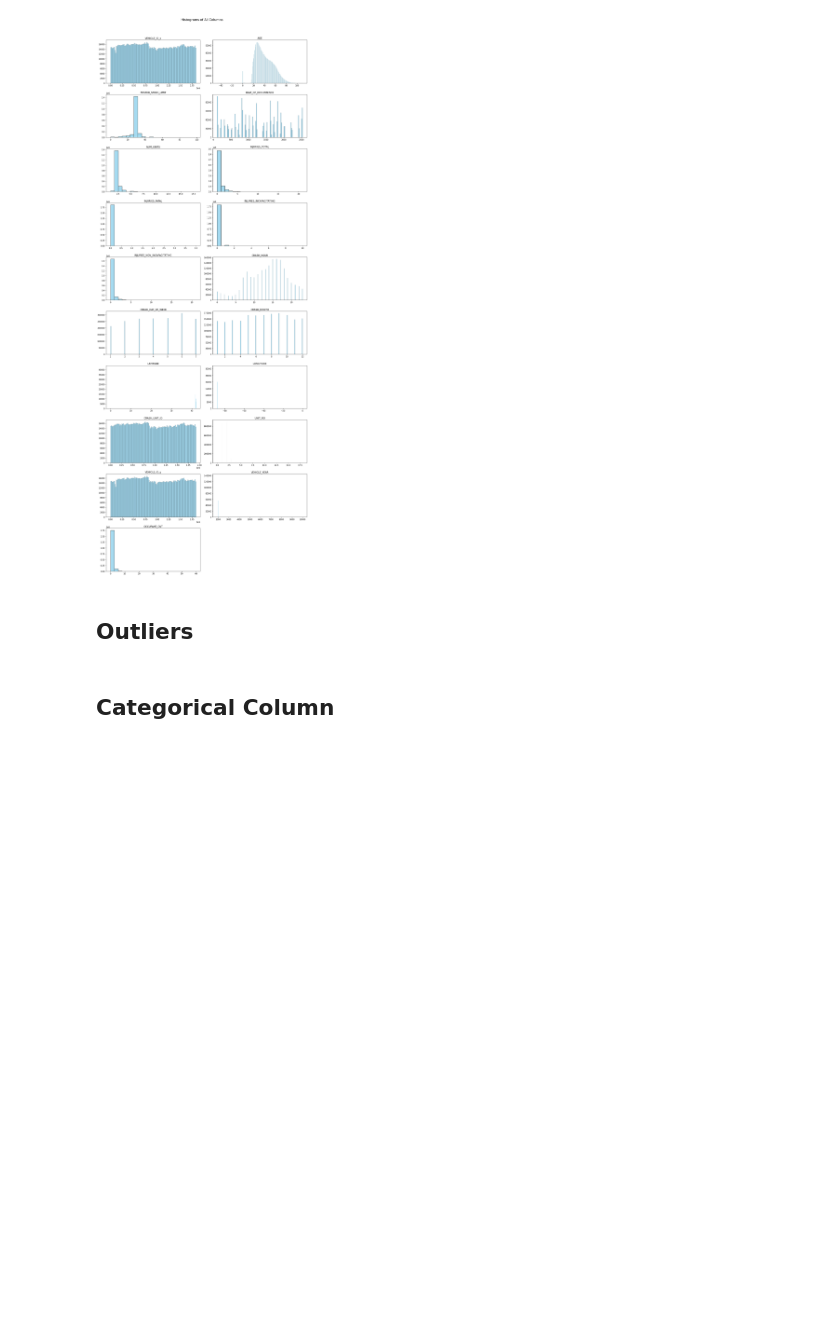
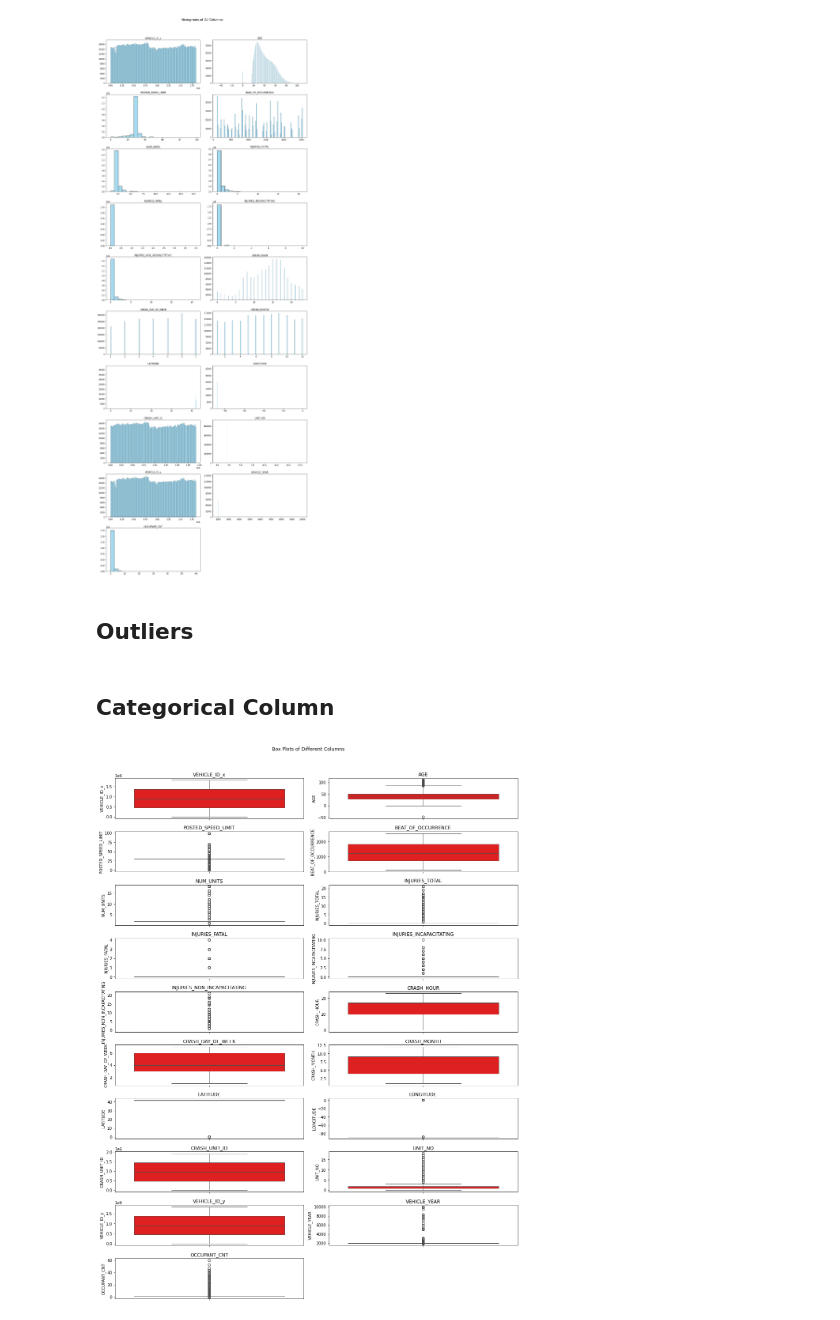
Before and after one commit to Cynthia-Njambi/City-of-Chicago-Traffic-Crashes-Project, a Jupyter notebook: groups/josphat.ipynb, the cells around one changed output. Cells and saved outputs as stored; diff of their text form; code cells hidden in the pictures; blank space fills up the shorter version.

Commit message:
Visualisation

```diff
--- a/groups/josphat.ipynb
+++ b/groups/josphat.ipynb
@@ -612,3 +612,7 @@ def boxplot_graph(df1, number_of_columns, columns_to_plot):
     return plt.show()
 # %% [markdown]
 ## Categorical Column
+# %%
+boxplot_graph(vehicles_people_crashes_df, 2, continuous_columns)
+# %% [output]
+[figure, added]
```
